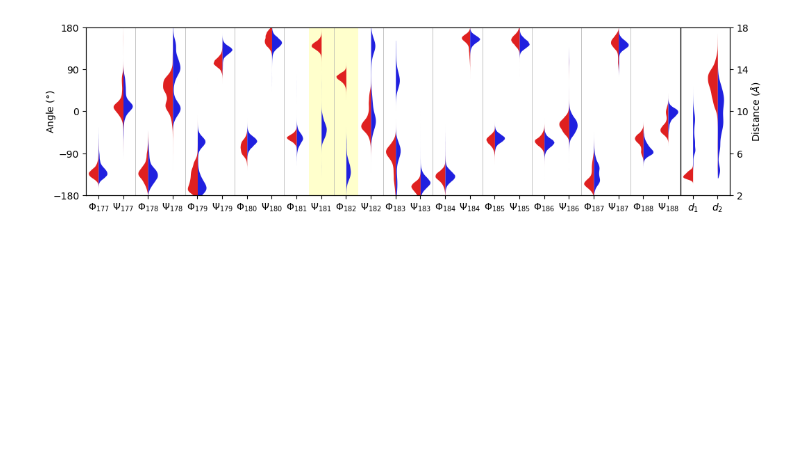
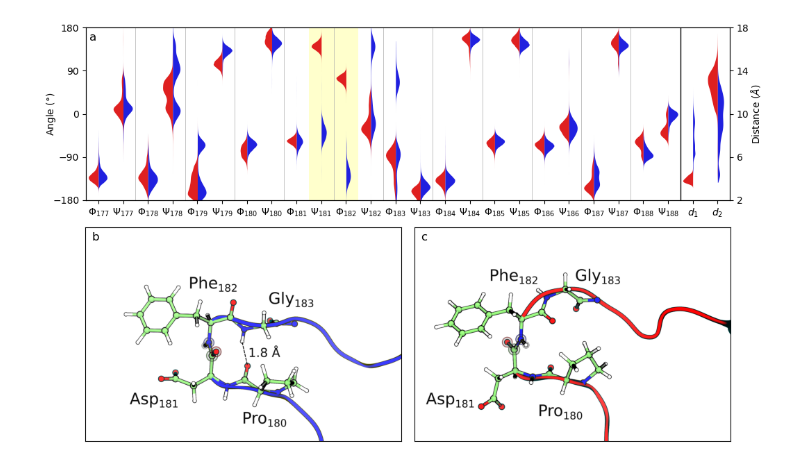
Before and after one commit to emedio/loop-dynamics, a Jupyter notebook: figures/Fig2.ipynb, the cells around one changed output. Saved outputs shown, nothing was run; the diff lists cells and outputs as text; code cells hidden in the pictures; blank space fills up the shorter version.

```diff
--- a/figures/Fig2.ipynb
+++ b/figures/Fig2.ipynb
@@ -72,33 +74,45 @@ def plot_fig2(ax):
     ax.set_xlim(-0.5, len(labels) - 0.5)
     ax.set_xticks(range(len(labels)))
     ax.set_xticklabels(labels)
     ax.set_xlabel(None)
     ax.set_ylabel('Angle ($\degree$)', labelpad=-5)
     ax.set_ylim((-180, 180))
     ax.set_yticks((-180, -90, 0, 90, 180))
 
     for i in range(1, len(labels), 2):
         ax.axvline(i+0.5, -180, 180, c=grid_color, lw=0.5)
     ax.set_axisbelow(True)
 
     ax2 = ax.twinx()
     sns.violinplot(x='variable', y='value', hue='state', data=flat_df_dist, split=True, inner=None, ax=ax2,
                    cut=0, palette=['red', 'blue'], linewidth=0., order=labels[:-2] + ['CC_closed', 'CC_open'])
     ax2.get_legend().remove()
 
     ax2.set_xticklabels(labels)
     ax2.set_ylabel('Distance ($\AA$)', labelpad=0)
     ax2.set_ylim((2, 18))
     ax2.set_yticks((2, 6, 10, 14, 18))
 
     ax.axvline(23.5, -180, 180, c='black', lw=1.0)
 
 
 sns.reset_orig()
-fig, ax = plt.subplots(figsize=(10, 3))
+fig, axs = plt.subplot_mosaic([['a', 'a'], ['b', 'c']], figsize=(10,6), gridspec_kw={'wspace': 0})
 fig.tight_layout()
-plot_fig2(ax)
+plot_fig2(axs['a'])
+for ax, img_filename in zip((axs['b'], axs['c']), ('2b.png', '2c.png')):
+    ax.set_xticks([])
+    ax.set_yticks([])
+    img = image.imread(f'data/{img_filename}')
+    ax.imshow(img)
+axs['b'].set_position([0.0455, -0.27, 0.455, 1])
+axs['c'].set_position([0.52, -0.27, 0.455, 1])
+
+for label, ax in axs.items():
+    trans = mtransforms.ScaledTranslation(10/72, -5/72, fig.dpi_scale_trans)
+    ax.text(-0.01, 1.0, label, transform=ax.transAxes + trans,
+            verticalalignment='top', fontsize='large')
 plt.savefig('Fig2.png', dpi=300, bbox_inches='tight')
 plt.show()
 # %% [output]
-[figure, old version]
+[figure, new version]
```
Also changed, not shown: parts of 1 cell of this notebook, 2 other files.
